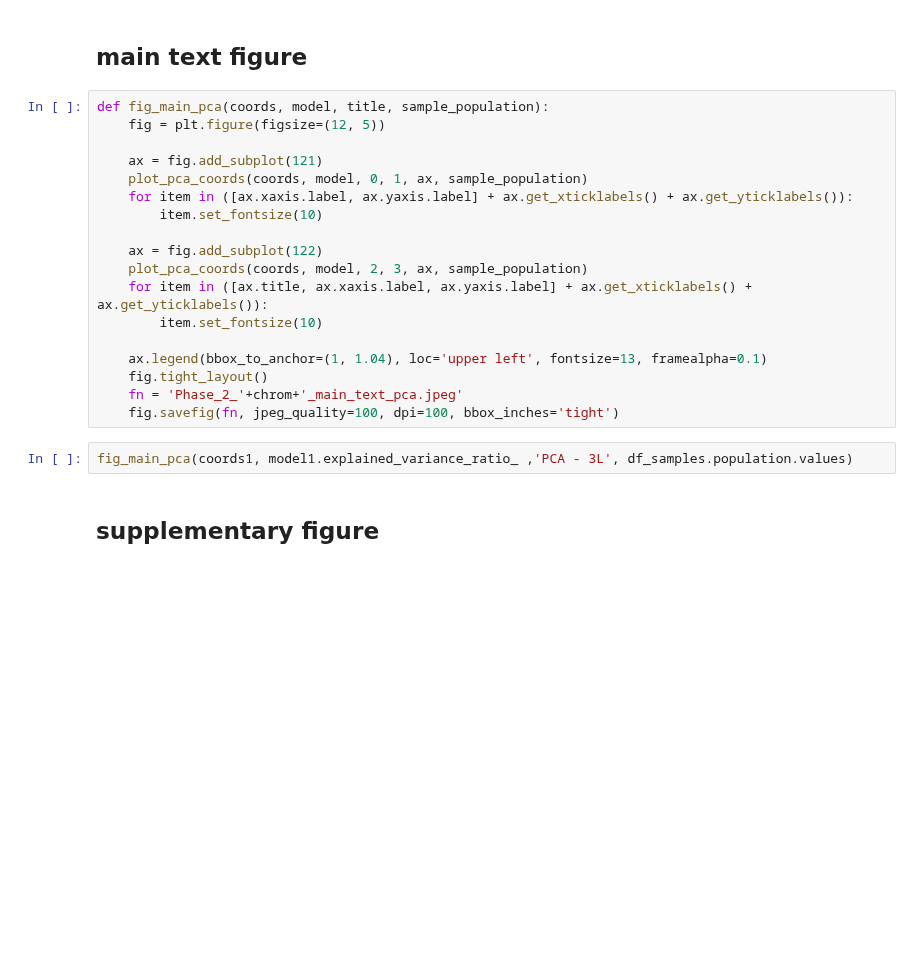
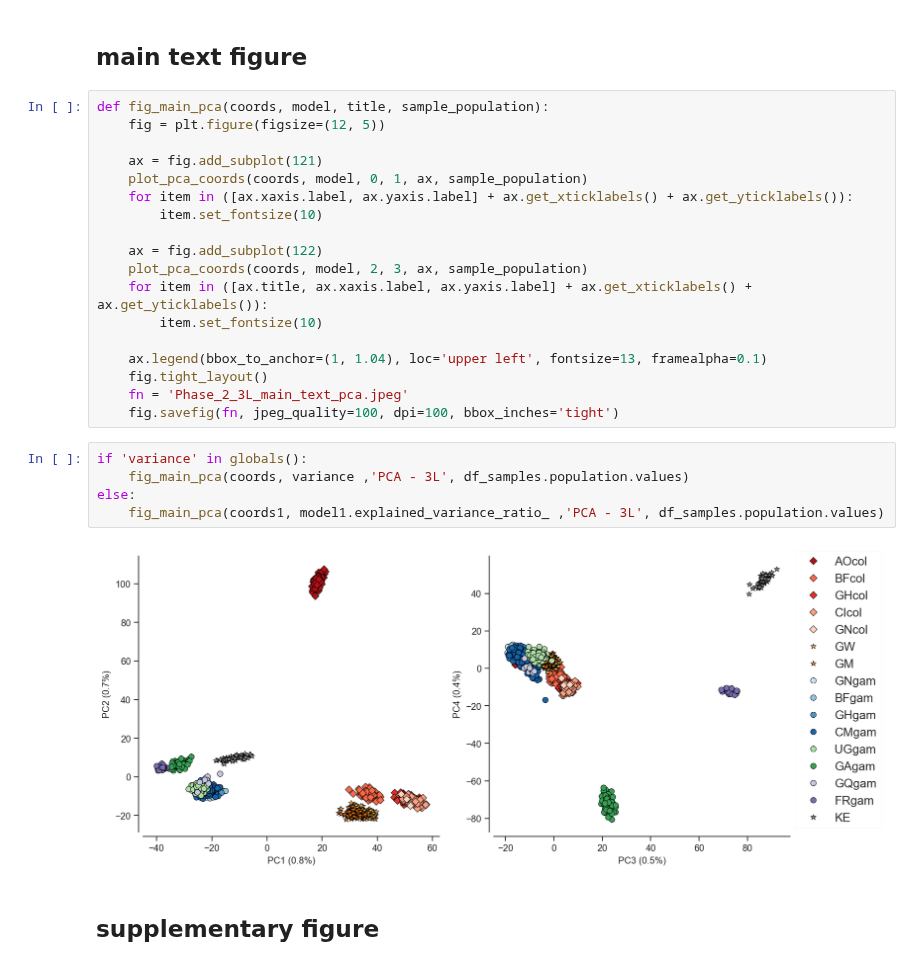
Before and after one commit to alimanfoo/ag1000g-phase2-data-paper, a Jupyter notebook: notebooks/figure_PCA.ipynb, the cells around one changed output. Drawn from its saved outputs; the diff is of its cells as text; blank space fills up the shorter version.

```diff
--- a/notebooks/figure_PCA.ipynb
+++ b/notebooks/figure_PCA.ipynb
@@ -251,10 +256,15 @@ def fig_main_pca(coords, model, title, sample_population):
 
     ax.legend(bbox_to_anchor=(1, 1.04), loc='upper left', fontsize=13, framealpha=0.1)
     fig.tight_layout()
-    fn = 'Phase_2_'+chrom+'_main_text_pca.jpeg'
+    fn = 'Phase_2_3L_main_text_pca.jpeg'
     fig.savefig(fn, jpeg_quality=100, dpi=100, bbox_inches='tight')
 # %%
-fig_main_pca(coords1, model1.explained_variance_ratio_ ,'PCA - 3L', df_samples.population.values)
+if 'variance' in globals():
+    fig_main_pca(coords, variance ,'PCA - 3L', df_samples.population.values)
+else:
+    fig_main_pca(coords1, model1.explained_variance_ratio_ ,'PCA - 3L', df_samples.population.values)
+# %% [output]
+[figure, added]
 # %% [markdown]
 ## supplementary figure
 # %%
```
Also changed, not shown: parts of 5 cells of this notebook, 3 other files.
